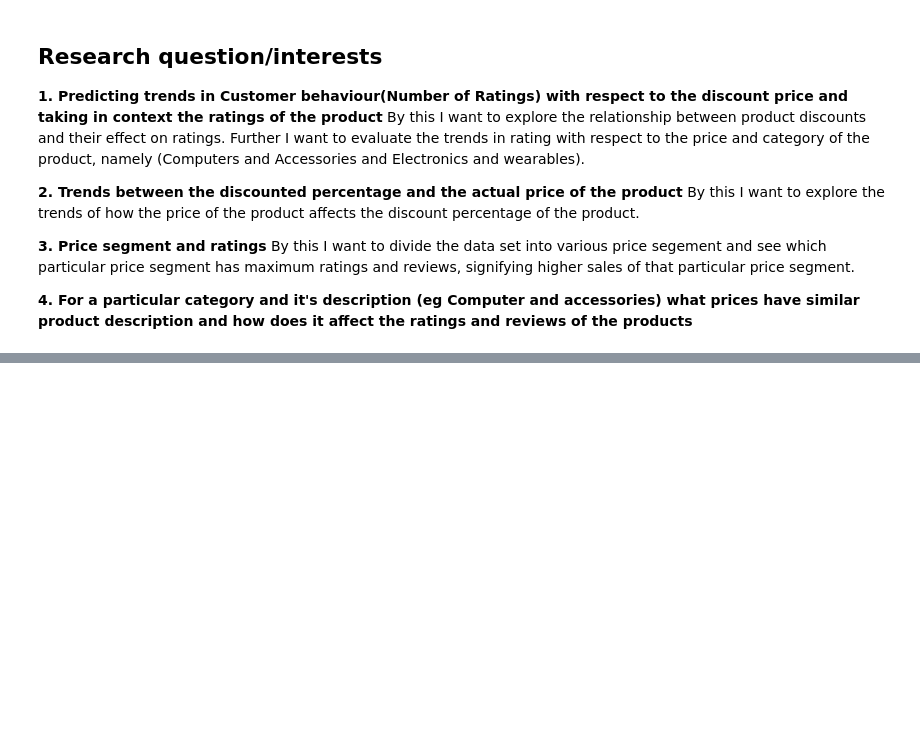
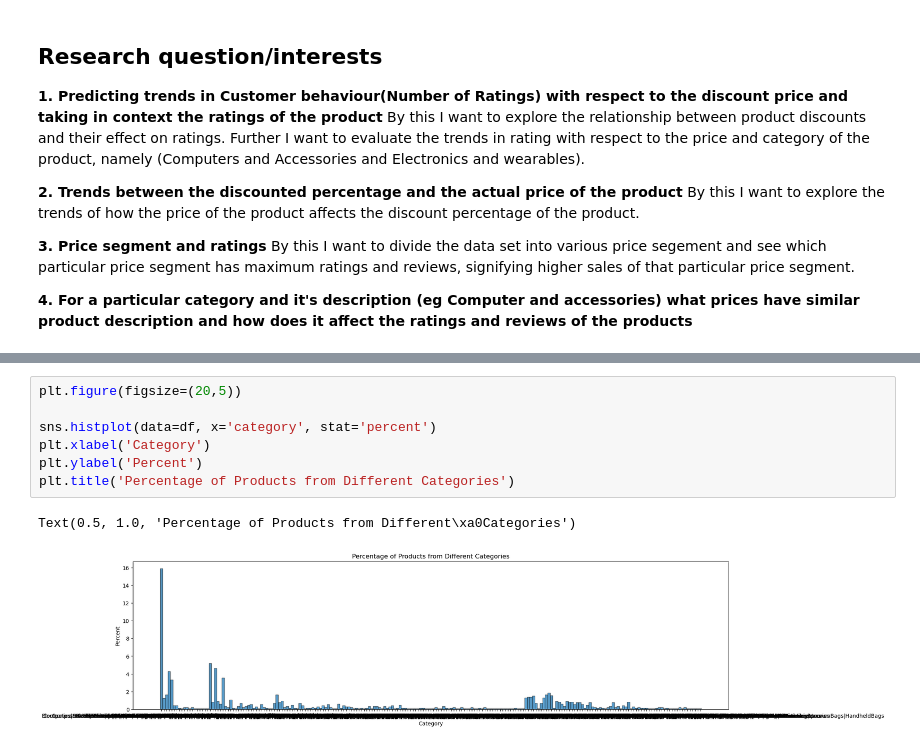
Before and after one commit to ubco-W2022T2-data301/project-group-group61, a Jupyter notebook: analysis/analysis2.ipynb, the cells around one changed output, grey strips where cells are left out. Saved outputs shown, nothing was run; the diff lists cells and outputs as text; blank space fills up the shorter version.

```diff
--- a/analysis/analysis2.ipynb
+++ b/analysis/analysis2.ipynb
@@ -36,0 +146,10 @@ By this I want to divide the data set into various price segement and see which
+# %%
+plt.figure(figsize=(20,5))
+
+sns.histplot(data=df, x='category', stat='percent')
+plt.xlabel('Category')
+plt.ylabel('Percent')
+plt.title('Percentage of Products from Different Categories')
+# %% [output]
+Text(0.5, 1.0, 'Percentage of Products from Different\xa0Categories')
+[figure, added]
```
Also changed, not shown: parts of 11 cells of this notebook.
